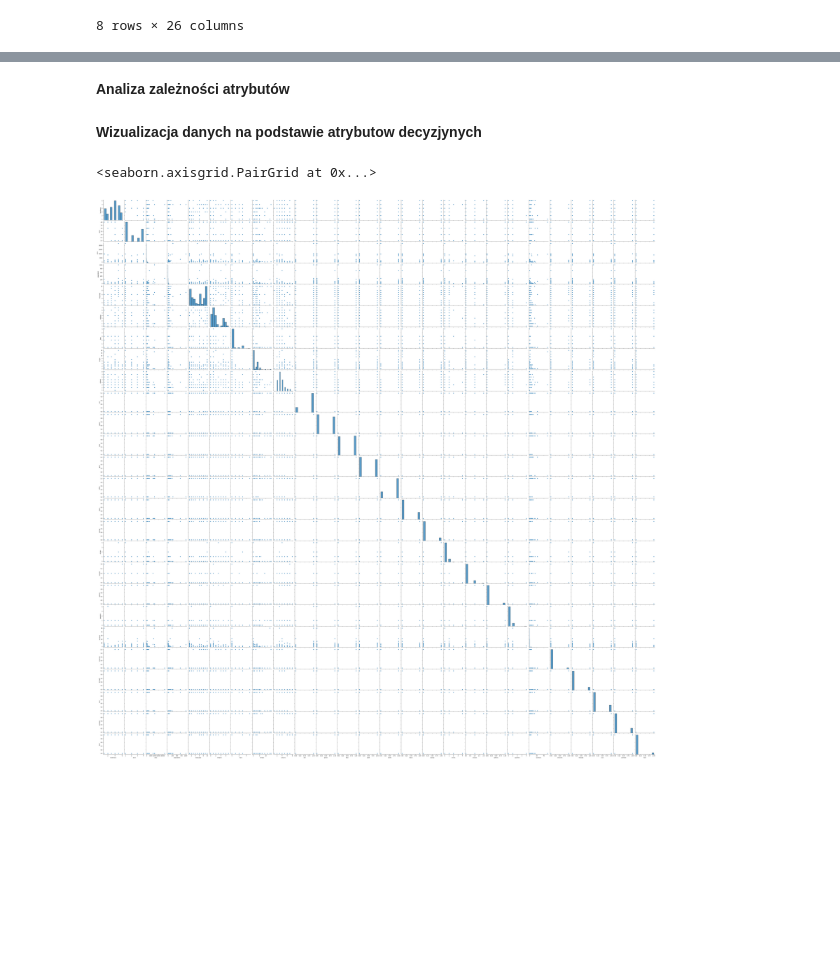
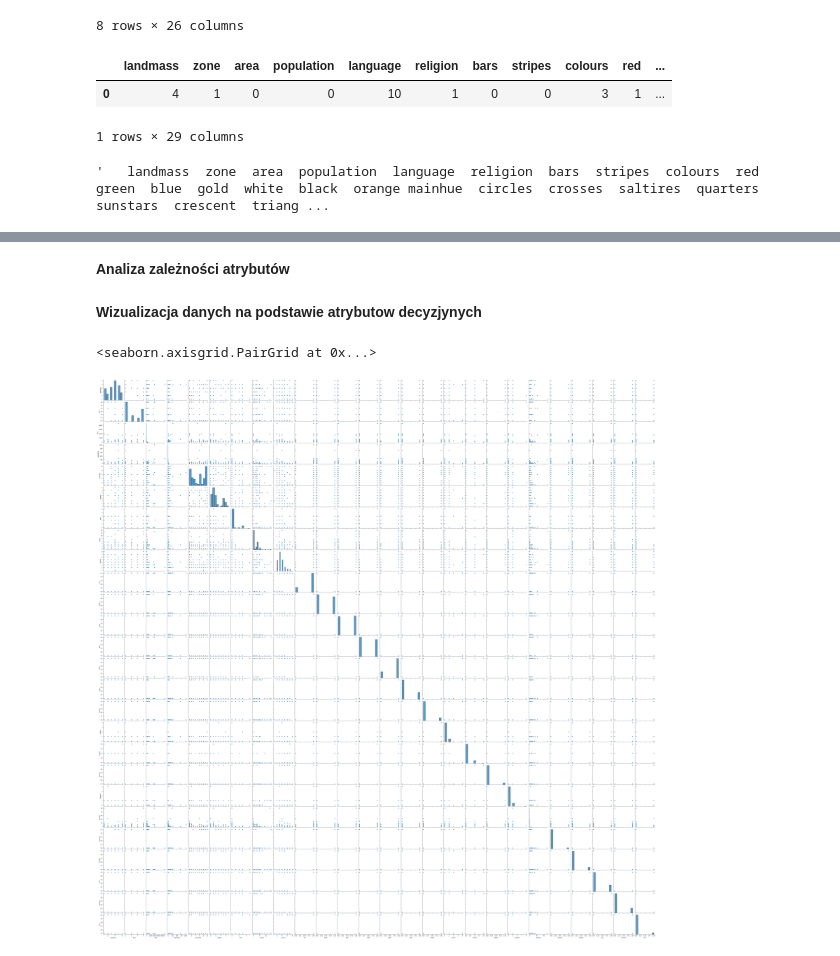
Before and after one commit to PRiAD202/PRiAD, a Jupyter notebook: project.ipynb, the cells around one changed output, grey strips where cells are left out. Cells and saved outputs as stored; diff of their text form; code cells hidden in the pictures; blank space fills up the shorter version.

```diff
--- a/project.ipynb
+++ b/project.ipynb
@@ -68,3 +68,14 @@ flags.describe()
 | 75% | 5.000000 | 4.000000 | 471.250000 | 14.000000 | 9.000000 | 4.000000 | 0.000000 | 3.000000 | 4.000000 | 1.000000 | ... |
 | max | 6.000000 | 4.000000 | 22402.000000 | 1008.000000 | 10.000000 | 7.000000 | 5.000000 | 14.000000 | 8.000000 | 1.000000 | ... |
 8 rows × 26 columns
+# %%
+flags.mode()
+# %% [output]
+|  | landmass | zone | area | population | language | religion | bars | stripes | colours | red | ... |
+| 0 | 4 | 1 | 0 | 0 | 10 | 1 | 0 | 0 | 3 | 1 | ... |
+1 rows × 29 columns
+# %%
+#dodane, aby móc zobaczyć całą ramkę danych
+flags.mode().to_string()
+# %% [output]
+'   landmass  zone  area  population  language  religion  bars  stripes  colours  red  green  blue  gold  white  black  orange mainhue  circles  crosses  saltires  quarters  sunstars  crescent  triang ...
```
Also changed, not shown: parts of 1 cell of this notebook.
